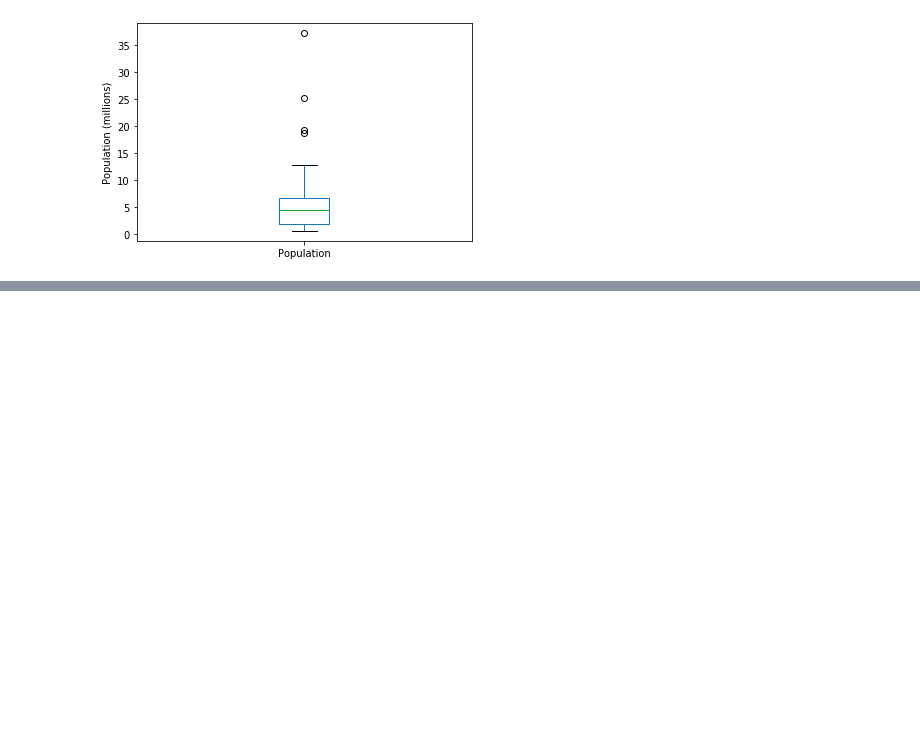
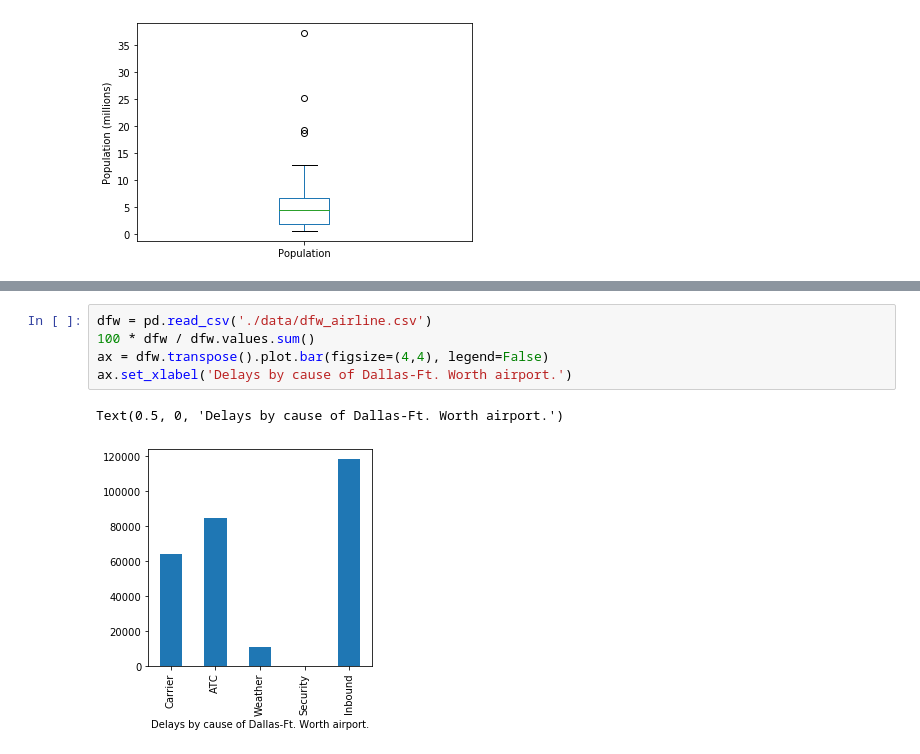
Before and after one commit to HansBlackCat/Python, a Jupyter notebook: practicalStatisticforDataScience/ch1.ipynb, the cells around one changed output, grey strips where cells are left out. Cells and saved outputs as stored; diff of their text form; blank space fills up the shorter version.

```diff
--- a/practicalStatisticforDataScience/ch1.ipynb
+++ b/practicalStatisticforDataScience/ch1.ipynb
@@ -48,0 +64,8 @@ Text(0, 0.5, 'Population (millions)')
+# %%
+dfw = pd.read_csv('./data/dfw_airline.csv')
+100 * dfw / dfw.values.sum()
+ax = dfw.transpose().plot.bar(figsize=(4,4), legend=False)
+ax.set_xlabel('Delays by cause of Dallas-Ft. Worth airport.')
+# %% [output]
+Text(0.5, 0, 'Delays by cause of Dallas-Ft. Worth airport.')
+[figure, added]
```
Also changed, not shown: parts of 2 cells of this notebook.
